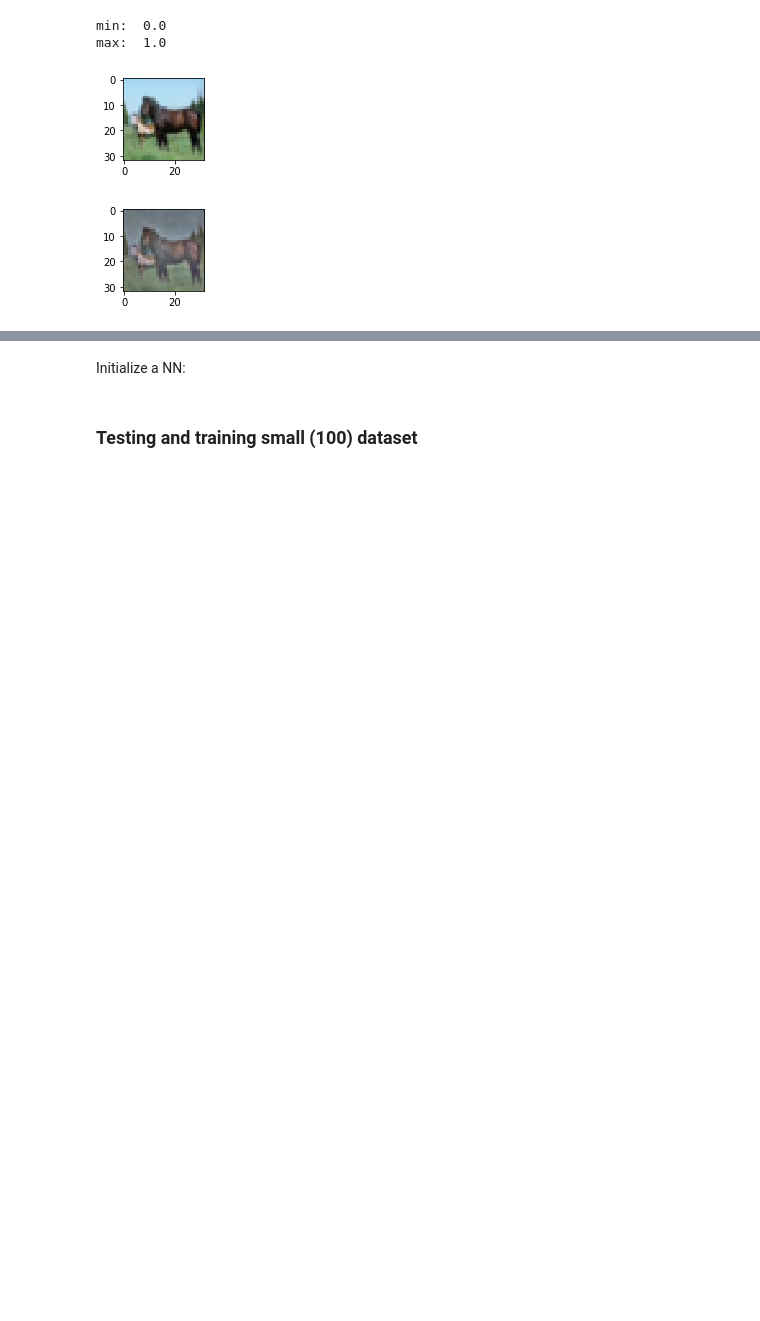
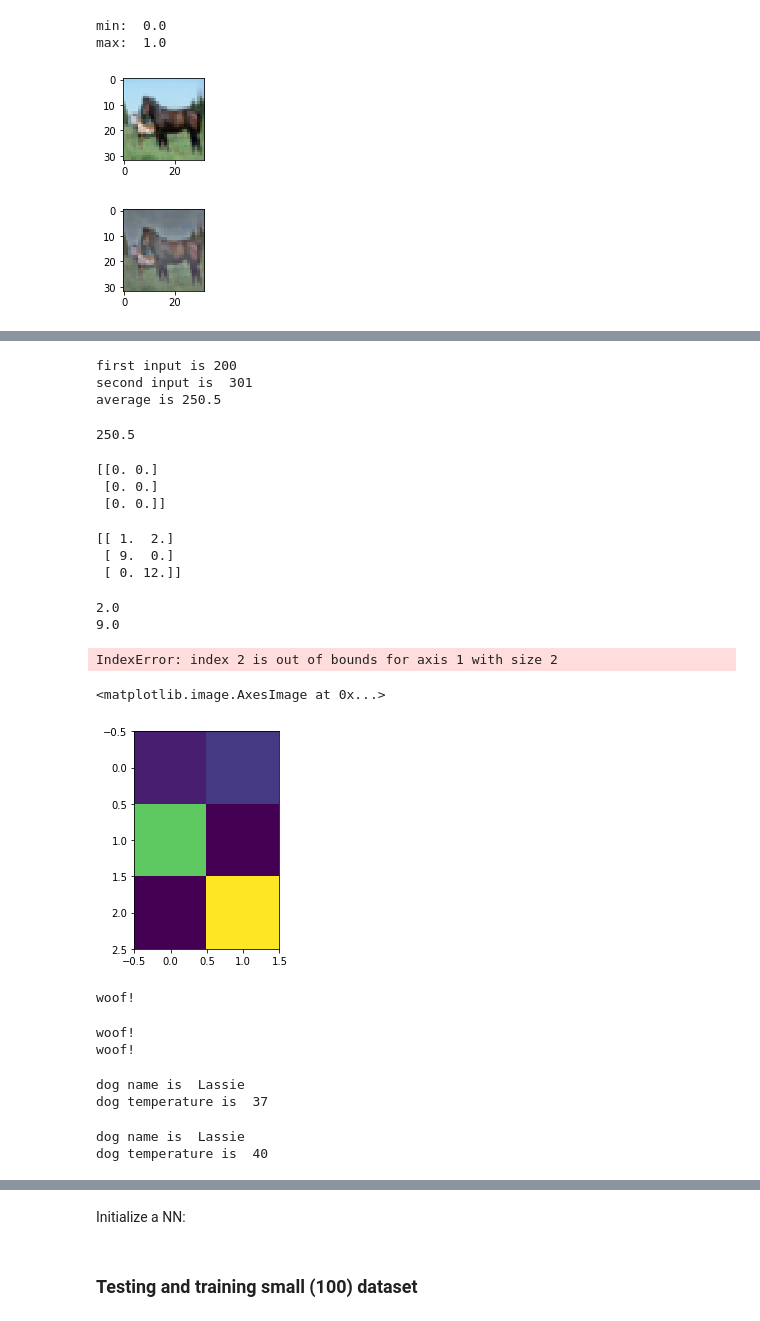
Before and after one commit to shh-long/NN, a Jupyter notebook: PS0.ipynb, the cells around one changed output, grey strips where cells are left out. Cells and saved outputs as stored; diff of their text form; code cells hidden in the pictures; blank space fills up the shorter version.

```diff
--- a/PS0.ipynb
+++ b/PS0.ipynb
@@ -592,0 +673,57 @@ plotImage(X_ZCA_rescaled[12, :])
+# %%
+avg(200, 301)
+# %% [output]
+first input is 200
+second input is  301
+average is 250.5
+250.5
+# %%
+a = np.zeros([3, 2])
+print(a)
+# %% [output]
+[[0. 0.]
+ [0. 0.]
+ [0. 0.]]
+# %%
+a[0,0] = 1
+a[0,1] = 2
+a[1,0] = 9
+a[2,1] = 12
+print(a)
+# %% [output]
+[[ 1.  2.]
+ [ 9.  0.]
+ [ 0. 12.]]
+# %%
+print(a[0,1])
+v = a[1,0]
+print(v)
+# %% [output]
+2.0
+9.0
+# %%
+a[0,2]
+# %% [output]
+IndexError: index 2 is out of bounds for axis 1 with size 2
+# %%
+matplotlib.pyplot.imshow(a, interpolation='nearest')
+# %% [output]
+<matplotlib.image.AxesImage at 0x...>
+[figure, added]
+# %%
+# class for a dog object
+class Dog:
+    def bark(self):
+        print("woof!")
+
+sizzles = Dog()
+sizzles.bark()
+# %% [output]
+woof!
+# %%
+mutley = Dog()
+sizzles.bark()
+mutley.bark()
+# %% [output]
+woof!
+woof!
@@ -593 +745,13 @@ plotImage(X_ZCA_rescaled[12, :])
+# %%
+lassie = Dog('Lassie', 37)
+lassie.status()
+# %% [output]
+dog name is  Lassie
+dog temperature is  37
+# %%
+lassie.setTemperature(40)
+lassie.status()
+# %% [output]
+dog name is  Lassie
+dog temperature is  40
 # %% [markdown]
```
Also changed, not shown: parts of 24 cells of this notebook.
